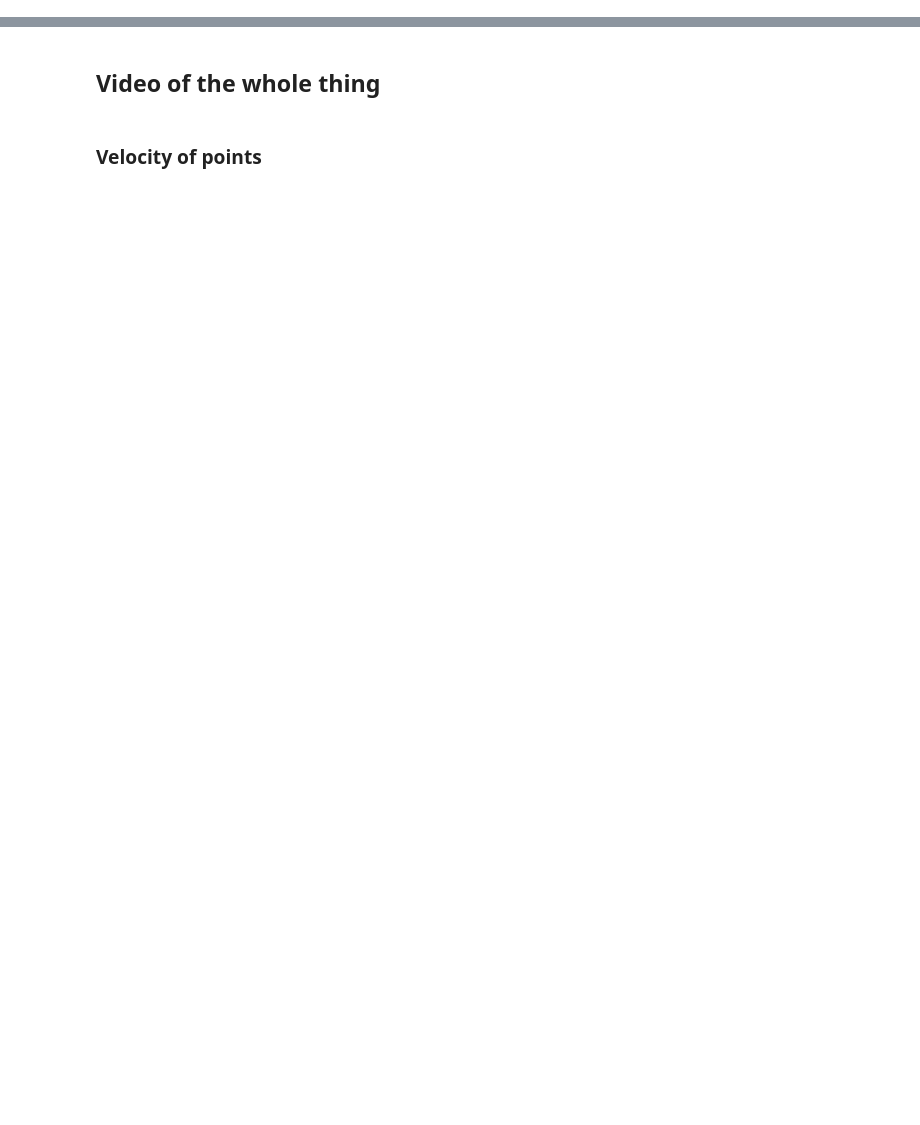
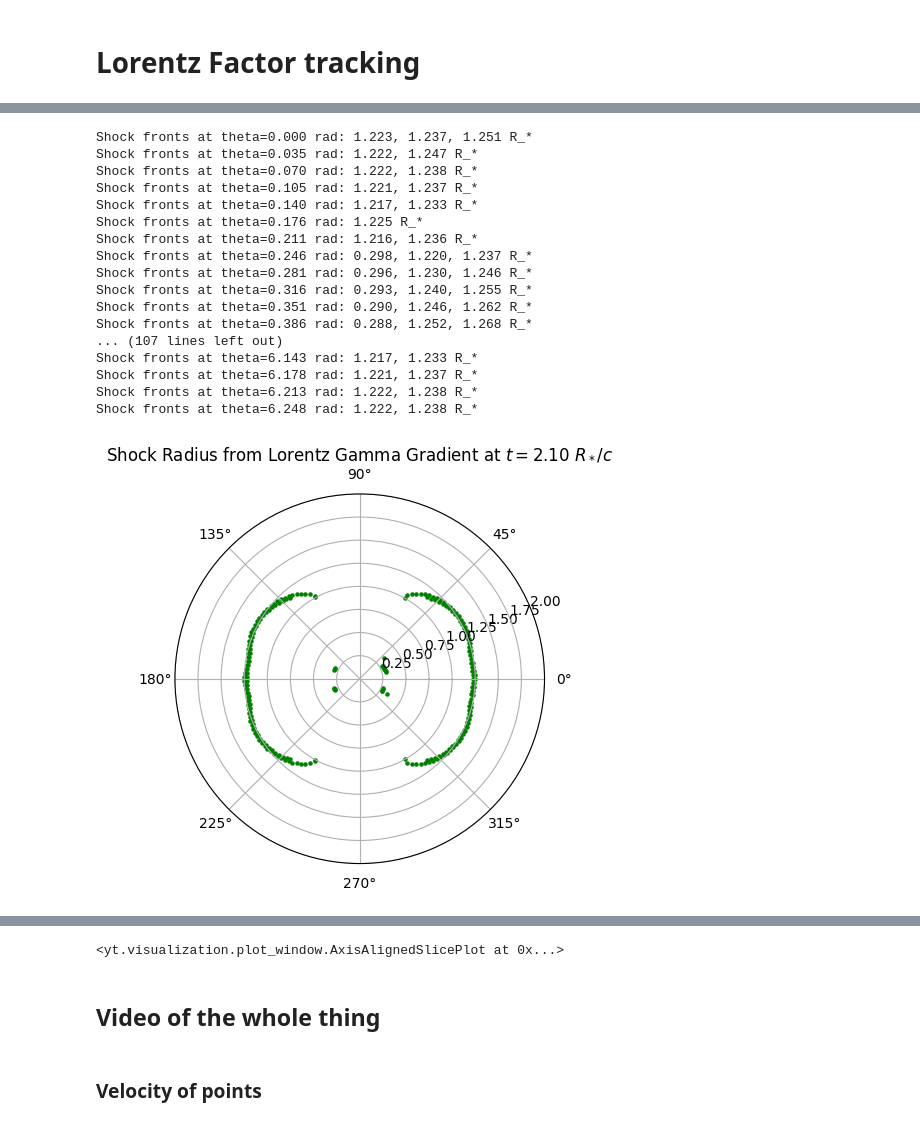
Before and after one commit to AriPollak-04/athena, a Jupyter notebook: shock_track.ipynb, the cells around one changed output, grey strips where cells are left out. Drawn from its saved outputs; the diff is of its cells as text; code cells hidden in the pictures; blank space fills up the shorter version.

```diff
--- a/shock_track.ipynb
+++ b/shock_track.ipynb
@@ -111,0 +174,59 @@ plt.show()
+# %% [markdown]
+# Lorentz Factor tracking
+# %%
+ds_gamma = yt.load('/scratch/aripoll/athena_out/outputs/jet_blast.out1.02100.athdf')
+
+theta_vals = np.linspace(0, 2*np.pi, 180)  # example theta values
+
+radii_gamma = []  # one entry per theta_val: list of radii or [nan]
+
+
+for theta_val in theta_vals:
+    ray = ds_gamma.ortho_ray(0, (theta_val, z_val))
+    df_gamma = ray.to_dataframe([('index', 'r'), ('gas', 'lorentz_gamma')])
+    df_gamma = df_gamma.sort_values('r').reset_index(drop=True)
+
+    if len(df_gamma) < 2:
+        radii_gamma.append([np.nan])  # was: bare continue (bug 1)
+        continue
+
+    dgamma_dr = np.gradient(df_gamma['lorentz_gamma'], df_gamma['r'])
+    abs_grad = np.abs(dgamma_dr)
+
+    peaks, _ = find_peaks(abs_grad, height=100, distance=10)
+    radii = [float(df_gamma['r'].iloc[i]) for i in peaks if df_gamma['r'].iloc[i] > 0.2]
+
+    if radii:
+        print(f"Shock fronts at theta={theta_val:.3f} rad: {', '.join(f'{r:.3f}' for r in radii)} R_*")
+        radii_gamma.append(radii)
+    else:
+        radii_gamma.append([np.nan])  # was: nothing (bug 2)
+
+    # fig, ax = plt.subplots()
+    # ax.plot(df_gamma['r'], df_gamma['lorentz_gamma'], label='Lorentz Gamma')
+    # ax.plot(df_gamma['r'], dgamma_dr, label='dGamma/dr', alpha=0.5)
+    # for r in radii:
+    #     ax.axvline(r, color='r', linestyle='--', label=f'shock r={r:.3f}')
+    # ax.set_xlabel(r"$r \ [R_*]$")
+    # ax.set_ylabel(r"Lorentz Factor $\gamma$")
+    # ax.set_title(rf"Lorentz Factor at $\theta = {theta_val*180/np.pi:.3f}$°, $t = {float(ds_gamma.current_time):.2f}\ R_*/c$")
+    # ax.legend()
+    # plt.show()
+
+# Flatten using zip so theta tracks actual detection angles (bug 3 fix)
+plot_theta = [th for th, rs in zip(theta_vals, radii_gamma) for _ in rs]
+plot_r     = [r  for rs in radii_gamma for r in rs]
+
+fig, ax = plt.subplots(subplot_kw={'projection': 'polar'})
+ax.scatter(plot_theta, plot_r, marker='o', color='g', s=5)
+ax.set_rlim(0, 2)
+ax.set_title(rf"Shock Radius from Lorentz Gamma Gradient at $t = {float(ds_gamma.current_time):.2f}\ R_*/c$")
+plt.show()
+
+p = yt.SlicePlot(ds_gamma, 'z', ('gas', 'lorentz_gamma'))
+p.annotate_timestamp(corner="upper_left", text_args={"color": "black"}, time_format=r"$t = {time:.2f}\ R_{{*}}/c$")
+p.set_cmap(("gas", "lorentz_gamma"), "inferno")
+p.set_xlabel(r"x $[R_{*}]$")
+p.set_ylabel(r"y $[R_{*}]$")
+p.set_colorbar_label(("gas", "lorentz_gamma"), r" Lorentz Factor $\gamma$")
+# %% [output]
@@ -111,0 +242,18 @@ plt.show()
+Shock fronts at theta=0.000 rad: 1.223, 1.237, 1.251 R_*
+Shock fronts at theta=0.035 rad: 1.222, 1.247 R_*
+Shock fronts at theta=0.070 rad: 1.222, 1.238 R_*
+Shock fronts at theta=0.105 rad: 1.221, 1.237 R_*
+Shock fronts at theta=0.140 rad: 1.217, 1.233 R_*
+Shock fronts at theta=0.176 rad: 1.225 R_*
+Shock fronts at theta=0.211 rad: 1.216, 1.236 R_*
+Shock fronts at theta=0.246 rad: 0.298, 1.220, 1.237 R_*
+Shock fronts at theta=0.281 rad: 0.296, 1.230, 1.246 R_*
+Shock fronts at theta=0.316 rad: 0.293, 1.240, 1.255 R_*
+Shock fronts at theta=0.351 rad: 0.290, 1.246, 1.262 R_*
+Shock fronts at theta=0.386 rad: 0.288, 1.252, 1.268 R_*
+... (107 lines left out)
+Shock fronts at theta=6.143 rad: 1.217, 1.233 R_*
+Shock fronts at theta=6.178 rad: 1.221, 1.237 R_*
+Shock fronts at theta=6.213 rad: 1.222, 1.238 R_*
+Shock fronts at theta=6.248 rad: 1.222, 1.238 R_*
+[figure, added]
@@ -112,3 +266,4 @@ plt.show()
+<yt.visualization.plot_window.AxisAlignedSlicePlot at 0x...>
 # %% [markdown]
 ## Video of the whole thing
 # %%
```
Also changed, not shown: parts of 3 cells of this notebook, 8 other files.
